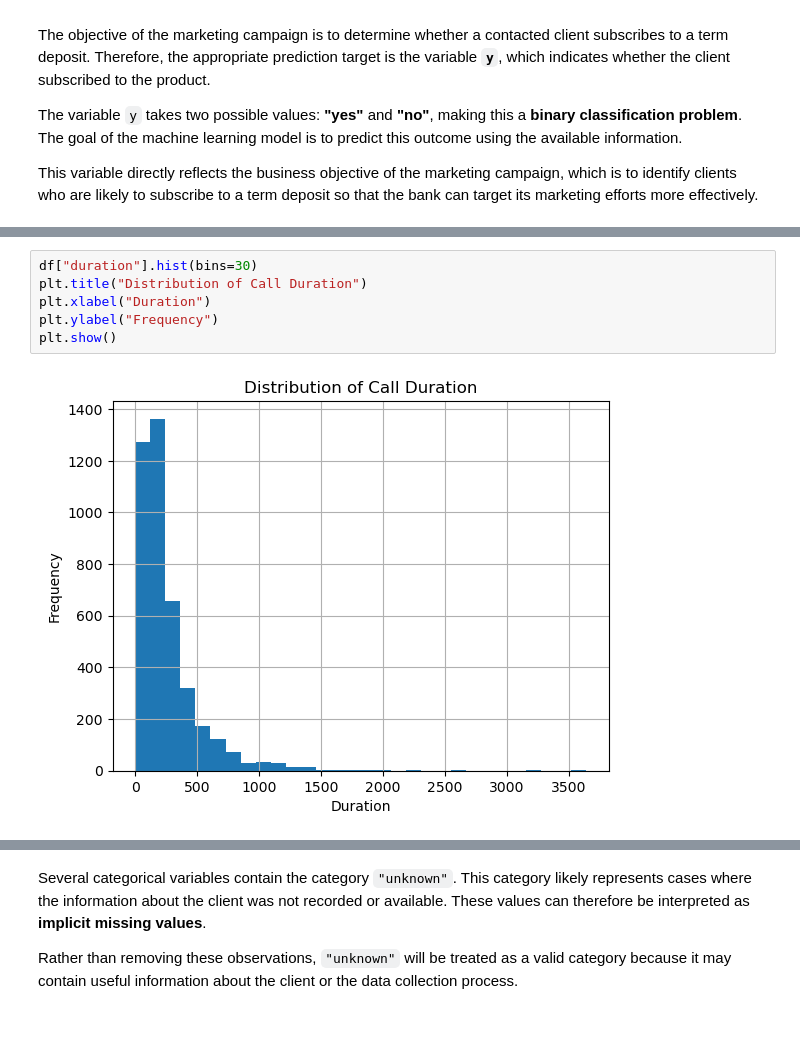
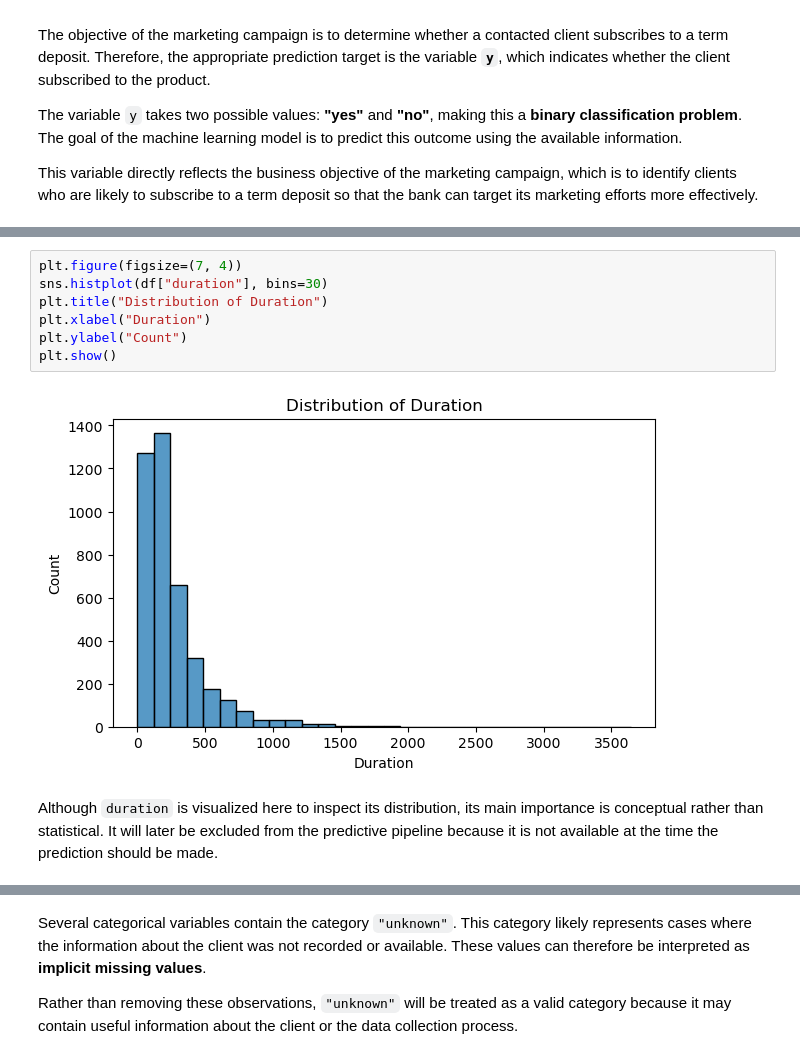
Before and after one commit to issamarida/ML-fundamentals-2026, a Jupyter notebook: assignment_1_issam_arida.ipynb, the cells around one changed output, grey strips where cells are left out. Cells and saved outputs as stored; diff of their text form; blank space fills up the shorter version.

```diff
--- a/assignment_1_issam_arida.ipynb
+++ b/assignment_1_issam_arida.ipynb
@@ -205,8 +302,11 @@ Another variable that requires attention is **pdays**, which indicates the numbe
 # %%
-df["duration"].hist(bins=30)
-plt.title("Distribution of Call Duration")
+plt.figure(figsize=(7, 4))
+sns.histplot(df["duration"], bins=30)
+plt.title("Distribution of Duration")
 plt.xlabel("Duration")
-plt.ylabel("Frequency")
+plt.ylabel("Count")
 plt.show()
 # %% [output]
-[figure, old version]
+[figure, new version]
+# %% [markdown]
+Although `duration` is visualized here to inspect its distribution, its main importance is conceptual rather than statistical. It will later be excluded from the predictive pipeline because it is not available at the time the prediction should be made.
```
Also changed, not shown: parts of 69 cells of this notebook.
